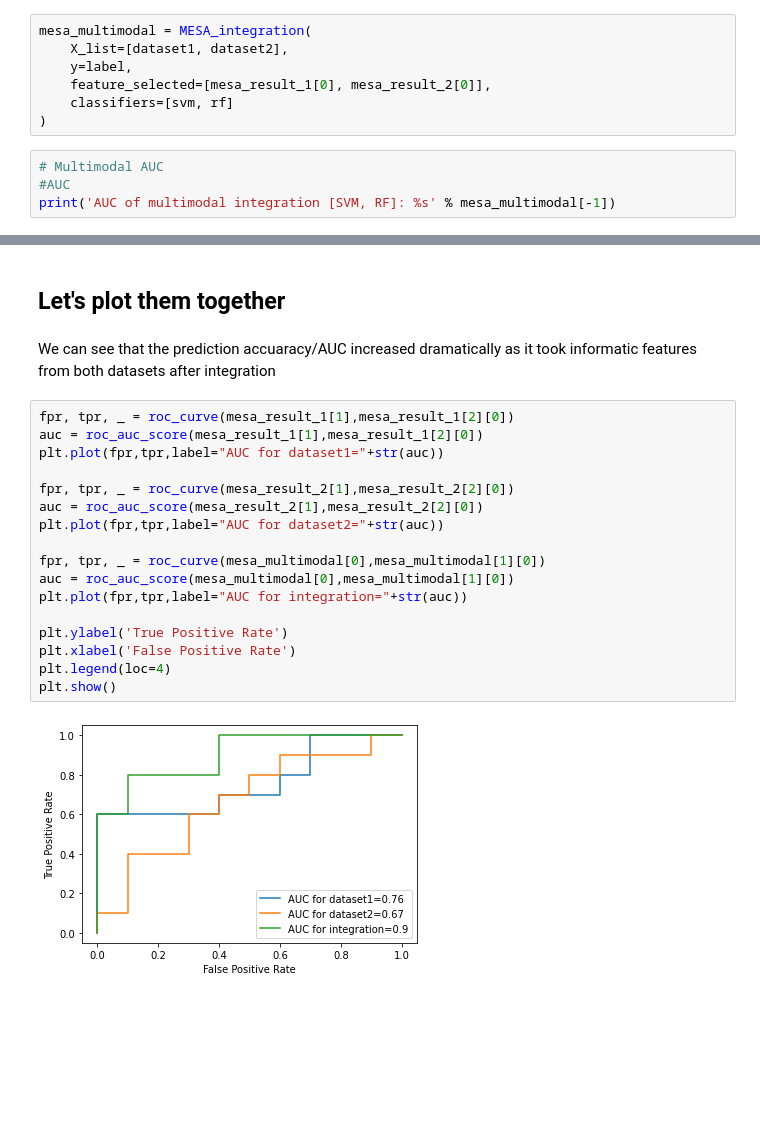
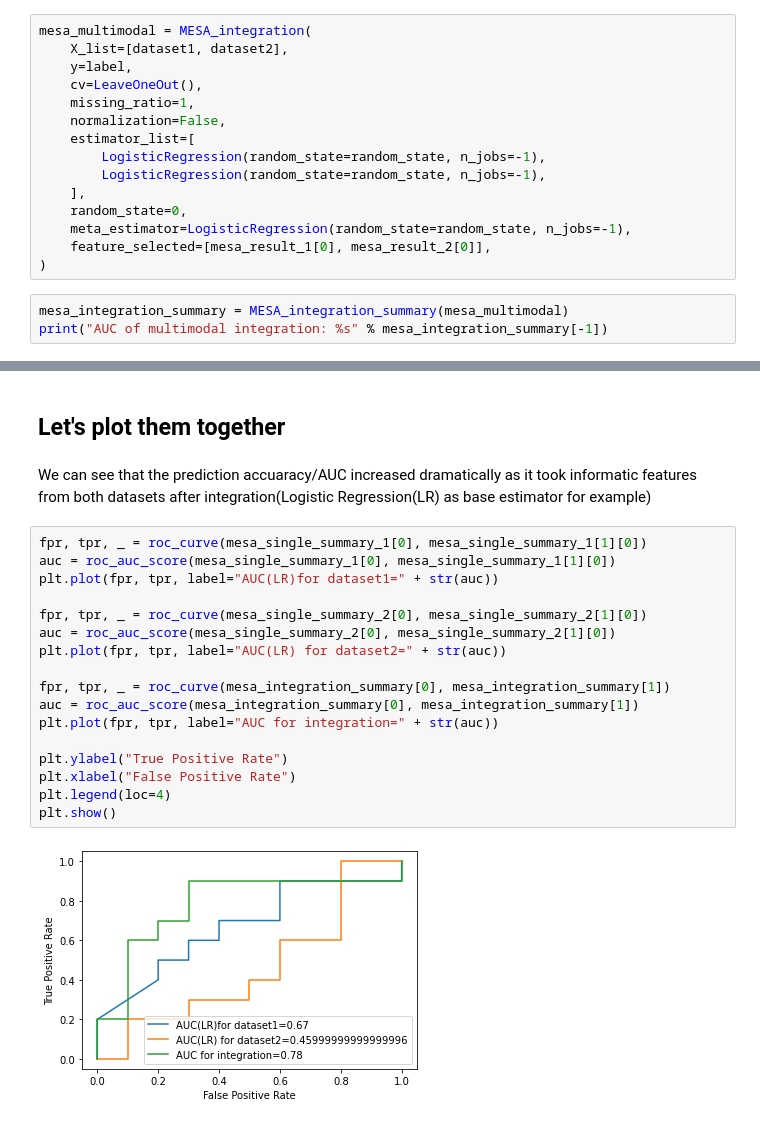
Before and after one commit to ChaorongC/MESA, a Jupyter notebook: demo.ipynb, the cells around one changed output, grey strips where cells are left out. Drawn from its saved outputs; the diff is of its cells as text; blank space fills up the shorter version.

```diff
--- a/demo.ipynb
+++ b/demo.ipynb
@@ -155,11 +183,18 @@ plot_ROC(mesa_result_2[1],mesa_result_2[2][1])
 mesa_multimodal = MESA_integration(
     X_list=[dataset1, dataset2],
     y=label,
+    cv=LeaveOneOut(),
+    missing_ratio=1,
+    normalization=False,
+    estimator_list=[
+        LogisticRegression(random_state=random_state, n_jobs=-1),
+        LogisticRegression(random_state=random_state, n_jobs=-1),
+    ],
+    random_state=0,
+    meta_estimator=LogisticRegression(random_state=random_state, n_jobs=-1),
     feature_selected=[mesa_result_1[0], mesa_result_2[0]],
-    classifiers=[svm, rf]
 )
 # %%
-# Multimodal AUC
-#AUC
-print('AUC of multimodal integration [SVM, RF]: %s' % mesa_multimodal[-1])
+mesa_integration_summary = MESA_integration_summary(mesa_multimodal)
+print("AUC of multimodal integration: %s" % mesa_integration_summary[-1])
 # %% [output]
@@ -174,23 +207,23 @@ plot_ROC(mesa_multimodal[0],mesa_multimodal[1][0])
 # %% [markdown]
 ## Let's plot them together
 # %% [markdown]
-We can see that the prediction accuaracy/AUC increased dramatically as it took informatic features from both datasets after integration
+We can see that the prediction accuaracy/AUC increased dramatically as it took informatic features from both datasets after integration(Logistic Regression(LR) as base estimator for example)
 # %%
-fpr, tpr, _ = roc_curve(mesa_result_1[1],mesa_result_1[2][0])
-auc = roc_auc_score(mesa_result_1[1],mesa_result_1[2][0])
-plt.plot(fpr,tpr,label="AUC for dataset1="+str(auc))
+fpr, tpr, _ = roc_curve(mesa_single_summary_1[0], mesa_single_summary_1[1][0])
+auc = roc_auc_score(mesa_single_summary_1[0], mesa_single_summary_1[1][0])
+plt.plot(fpr, tpr, label="AUC(LR)for dataset1=" + str(auc))
 
-fpr, tpr, _ = roc_curve(mesa_result_2[1],mesa_result_2[2][0])
-auc = roc_auc_score(mesa_result_2[1],mesa_result_2[2][0])
-plt.plot(fpr,tpr,label="AUC for dataset2="+str(auc))
+fpr, tpr, _ = roc_curve(mesa_single_summary_2[0], mesa_single_summary_2[1][0])
+auc = roc_auc_score(mesa_single_summary_2[0], mesa_single_summary_2[1][0])
+plt.plot(fpr, tpr, label="AUC(LR) for dataset2=" + str(auc))
 
-fpr, tpr, _ = roc_curve(mesa_multimodal[0],mesa_multimodal[1][0])
-auc = roc_auc_score(mesa_multimodal[0],mesa_multimodal[1][0])
-plt.plot(fpr,tpr,label="AUC for integration="+str(auc))
+fpr, tpr, _ = roc_curve(mesa_integration_summary[0], mesa_integration_summary[1])
+auc = roc_auc_score(mesa_integration_summary[0], mesa_integration_summary[1])
+plt.plot(fpr, tpr, label="AUC for integration=" + str(auc))
 
-plt.ylabel('True Positive Rate')
-plt.xlabel('False Positive Rate')
+plt.ylabel("True Positive Rate")
+plt.xlabel("False Positive Rate")
 plt.legend(loc=4)
 plt.show()
 # %% [output]
-[figure, old version]
+[figure, new version]
```
Also changed, not shown: parts of 21 cells of this notebook, 4 other files.
